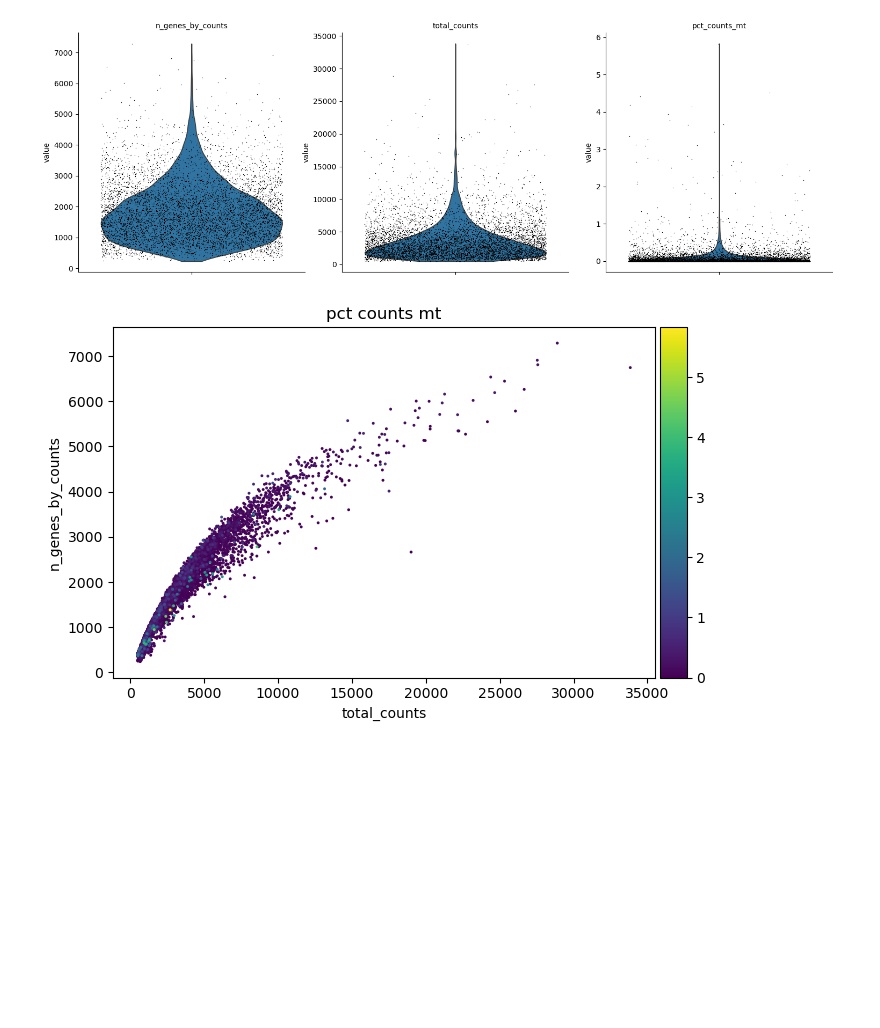
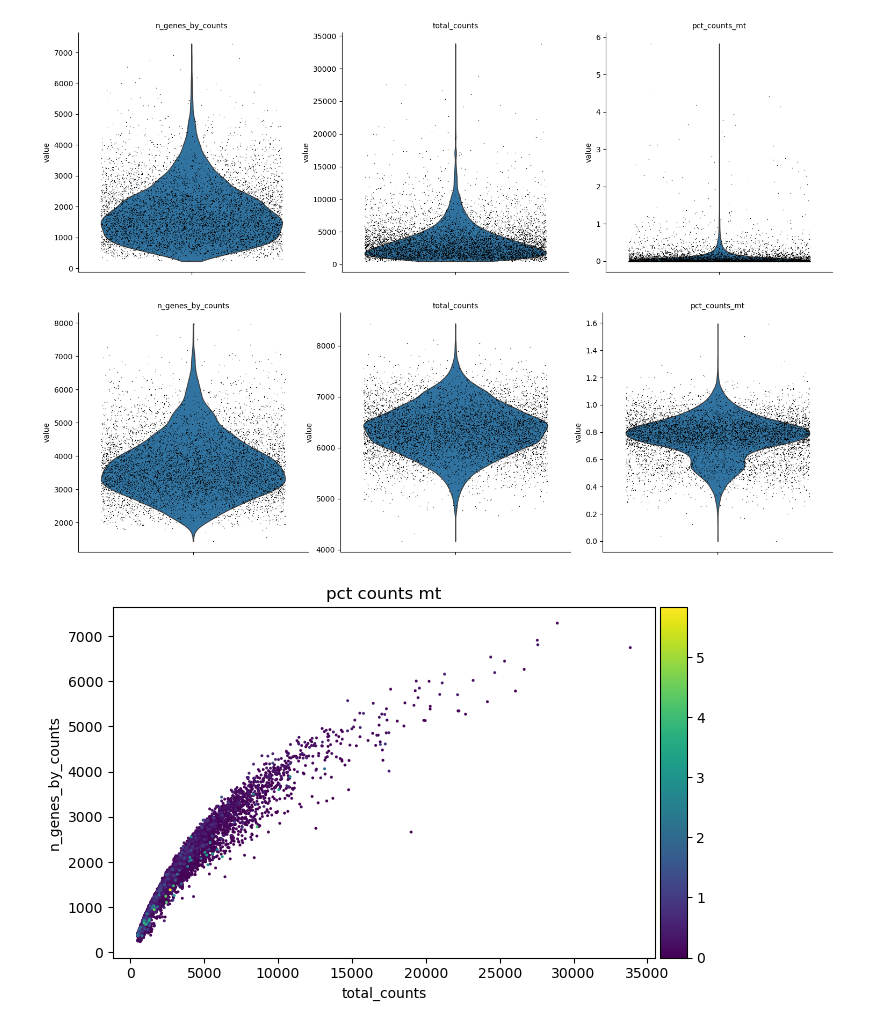
Before and after one commit to easwaranramamurthy/cell-type-classification, a Jupyter notebook: src/01_preprocess_sc_data.ipynb, the cells around one changed output. Drawn from its saved outputs; the diff is of its cells as text; code cells hidden in the pictures; blank space fills up the shorter version.

```diff
--- a/src/01_preprocess_sc_data.ipynb
+++ b/src/01_preprocess_sc_data.ipynb
@@ -105,3 +108,8 @@ adata_train.layers["counts"] = adata_train.X.copy()
 adata_train.var_names = adata_train.var['external_gene_name']
 adata_train.var_names_make_unique()
 sc.pp.calculate_qc_metrics(adata_train, qc_vars='mt', inplace=True, log1p=False)
+
+adata_test.layers["counts"] = adata_test.X.copy()
+adata_test.var_names = adata_test.var['external_gene_name']
+adata_test.var_names_make_unique()
+sc.pp.calculate_qc_metrics(adata_test, qc_vars='mt', inplace=True, log1p=False)
@@ -114,6 +126,15 @@ sc.pl.violin(
 )
 # %% [output]
 [figure]
+# %%
+sc.pl.violin(
+    adata_test,
+    ["n_genes_by_counts", "total_counts", "pct_counts_mt"],
+    jitter=0.4,
+    multi_panel=True,
+)
+# %% [output]
+[figure, added]
 # %%
 sc.pl.scatter(adata_train, "total_counts", "n_genes_by_counts", color="pct_counts_mt")
 # %% [output]
```
Also changed, not shown: parts of 36 cells of this notebook, 3 other files.
